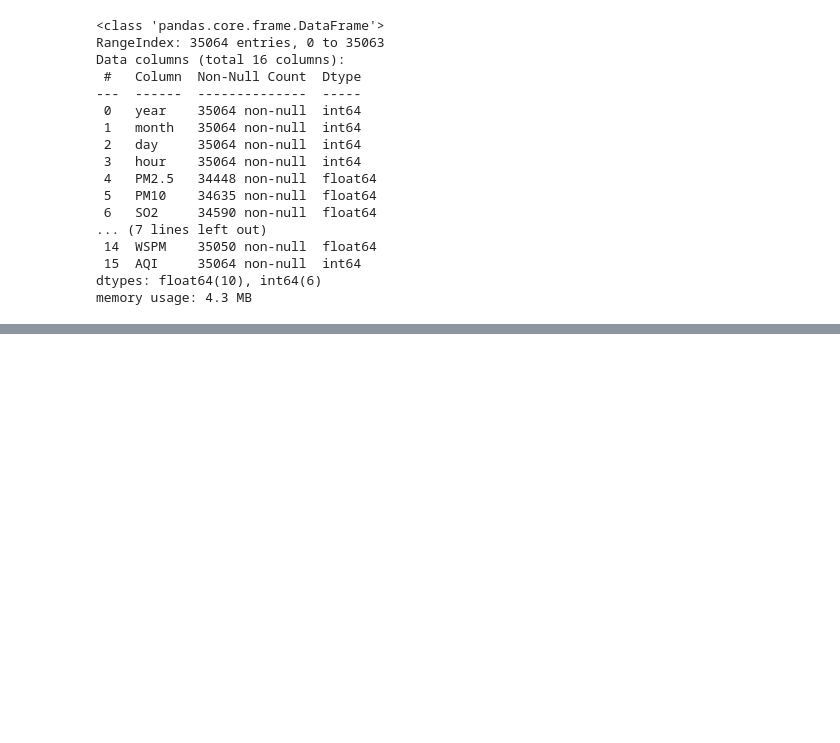
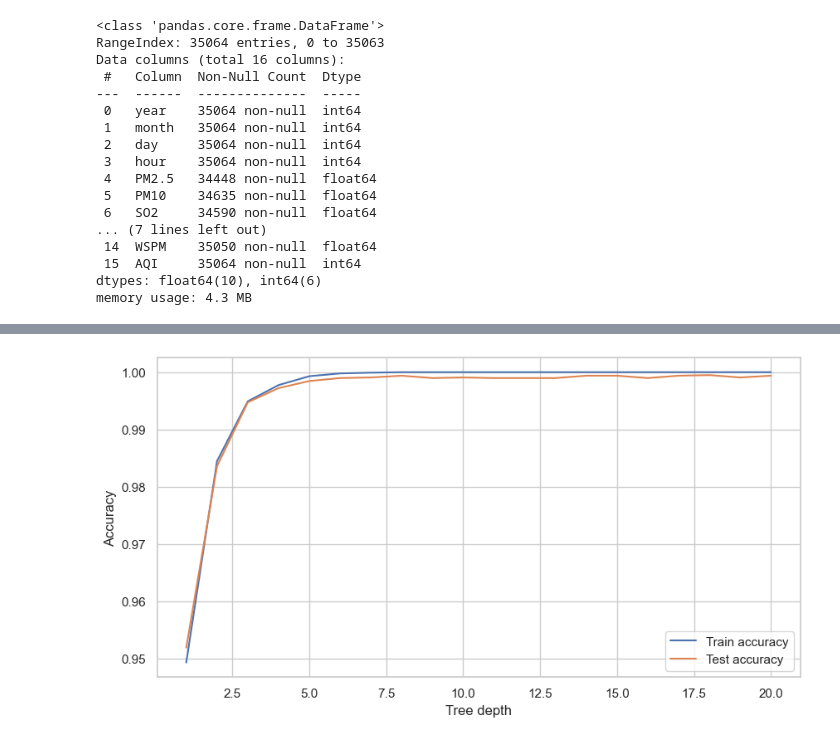
Before and after one commit to Afkerian/Beijing-Multi-Site-Air-Quality-Data-Data-Set, a Jupyter notebook: notebooks/analytics_ML_training.ipynb, the cells around one changed output, grey strips where cells are left out. Saved outputs shown, nothing was run; the diff lists cells and outputs as text; code cells hidden in the pictures; blank space fills up the shorter version.

```diff
--- a/notebooks/analytics_ML_training.ipynb
+++ b/notebooks/analytics_ML_training.ipynb
@@ -514,0 +514,31 @@ Epoch 50/50
+# %%
+from sklearn.metrics import accuracy_score
+from sklearn.tree import DecisionTreeClassifier
+import matplotlib.pyplot as plt
+
+# Lists to store accuracy values
+train_acc = []
+test_acc = []
+
+# Range of tree depths to try
+depths = list(range(1, 21))
+
+# Fit a decision tree for each depth value
+for depth in depths:
+    clf = DecisionTreeClassifier(max_depth=depth)
+    clf.fit(X_train, y_train)
+    train_pred = clf.predict(X_train)
+    test_pred = clf.predict(X_test)
+    train_acc.append(accuracy_score(y_train, train_pred))
+    test_acc.append(accuracy_score(y_test, test_pred))
+
+# Plot the results
+plt.figure(figsize=(10, 5))
+plt.plot(depths, train_acc, label='Train accuracy')
+plt.plot(depths, test_acc, label='Test accuracy')
+plt.xlabel('Tree depth')
+plt.ylabel('Accuracy')
+plt.legend()
+plt.show()
+# %% [output]
+[figure, added]
```
Also changed, not shown: parts of 13 cells of this notebook, 1 other file.
